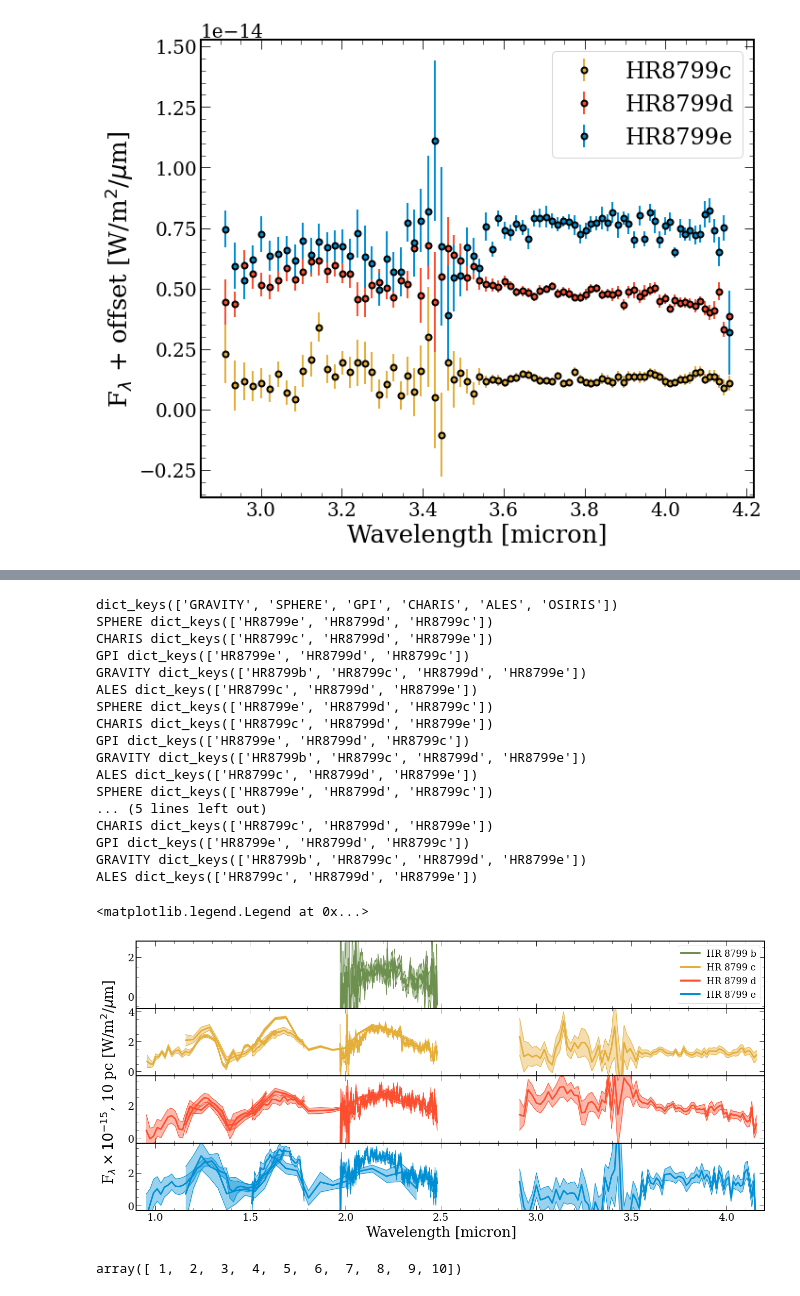
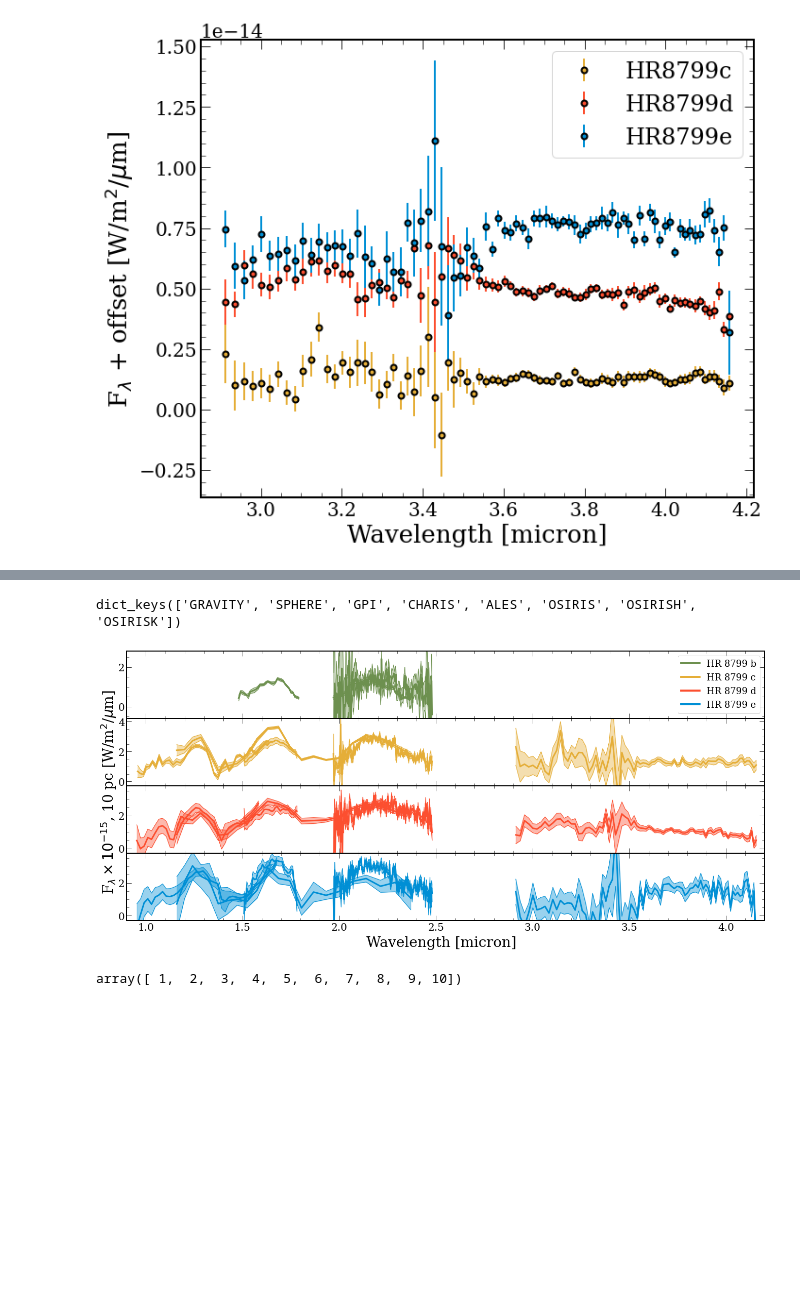
Before and after one commit to nenasedk/PhDNotebooks2, a Jupyter notebook: spectra_plots_by_instrument.ipynb, the cells around one changed output, grey strips where cells are left out. Cells and saved outputs as stored; diff of their text form; code cells hidden in the pictures; blank space fills up the shorter version.

```diff
--- a/spectra_plots_by_instrument.ipynb
+++ b/spectra_plots_by_instrument.ipynb
@@ -68,10 +68,11 @@ for i,h in enumerate(hduls):
                 yerr = np.sqrt(np.diag(h[1].data["COVARIANCE"]))*scale,
                 label = names[i],
                 marker = 'o',
-                markersize = 6,
-                markeredgewidth=2,
+                markersize = 5,
+                markeredgewidth=1.5,
                 linewidth = 0,
                 elinewidth = 2,
+                markeredgecolor = 'k',
                 color = colour_dict[names[i]])
 ax.legend(loc='upper center',ncol=4, mode='expand')
 
@@ -82,7 +83,7 @@ ax.set_ylim(-9e-16,9.4e-15)
 ax.set_xlabel(xlabel)
 ax.set_ylabel(ylabel)
 
-#plt.savefig(f"plots/HR8799_{instrument}_pub_spectra_{version}.pdf",bbox_inches = 'tight')
+plt.savefig(f"plots/HR8799_{instrument}_pub_spectra_{version}.pdf",bbox_inches = 'tight')
 # %% [output]
 observations/HR8799b_GRAVITY.fits
 Filename: observations/HR8799b_GRAVITY.fits
@@ -418,14 +432,13 @@ Text(0, 0.5, 'Normalised F$_{\\lambda}$+offset')
 fig, axes = plt.subplots(nrows=4,figsize = (18,8),sharex = True, gridspec_kw={'hspace':0})
 ax = axes.flatten()
 print(spectra.keys())
-instruments = ['SPHERE', 'CHARIS', 'GPI', 'GRAVITY', 'ALES']#, 'OSIRIS'
+instruments = ['SPHERE', 'CHARIS', 'GPI', 'GRAVITY', 'ALES', 'OSIRISH', 'OSIRISK']
 planets = ["HR8799b","HR8799c","HR8799d","HR8799e"]
 for i,planet in enumerate(planets):
         count = 0
-
         for j,inst in enumerate(instruments):
+                scale = 1.0
                 specs = spectra[inst]
-                print(inst,specs.keys())
                 offset = 0
                 lab = None
 
@@ -438,23 +451,33 @@ for i,planet in enumerate(planets):
                 """ax[i].errorbar(specs[planet]["WAVELENGTH"],
                                specs[planet]["FLUX"]/1e-15,
                                yerr=specs[planet]['ERROR']/1e-13,color = colour_dict[planet])"""
+                if planet == "HR8799d"  and inst == 'ALES':
+                        scale = 0.57 #Median ATMO fit scale factor 0.6
+                if planet == "HR8799c"  and inst == 'OSIRIS':
+                        continue
+                if planet == "HR8799b"  and 'OSIRIS' in inst:
+                        scale = 1.27
+
+                """ax[i].errorbar(specs[planet]["WAVELENGTH"],
+                               specs[planet]["FLUX"]/1e-15,
+                               yerr=specs[planet]['ERROR']/1e-13,color = colour_dict[planet])"""
                 ax[i].fill_between(specs[planet]['WAVELENGTH'],
-                        (specs[planet]['FLUX']-specs[planet]['ERROR'])/1e-15 + offset,
-                        (specs[planet]['FLUX']+specs[planet]['ERROR'])/1e-15 + offset,
+                        (specs[planet]['FLUX']-specs[planet]['ERROR'])*scale/1e-15 + offset,
+                        (specs[planet]['FLUX']+specs[planet]['ERROR'])*scale/1e-15 + offset,
                         label = None,
                         color = colour_dict[planet],
                         alpha = 0.4)
                 ax[i].plot(specs[planet]['WAVELENGTH'],
-                        (specs[planet]['FLUX'])/1e-15 + offset,
+                        (specs[planet]['FLUX'])*scale/1e-15 + offset,
                         color = colour_dict[planet],
                         label = lab,
                         linewidth = 3)
                 ax[i].plot(specs[planet]['WAVELENGTH'],
-                        (specs[planet]['FLUX']-specs[planet]['ERROR'])/1e-15 + offset,
+                        (specs[planet]['FLUX']-specs[planet]['ERROR'])*scale/1e-15 + offset,
                         color = colour_dict[planet],
                         linewidth = 1)
                 ax[i].plot(specs[planet]['WAVELENGTH'],
-                        (specs[planet]['FLUX']+specs[planet]['ERROR'])/1e-15 + offset,
+                        (specs[planet]['FLUX']+specs[planet]['ERROR'])*scale/1e-15 + offset,
                         color = colour_dict[planet],
                         linewidth = 1)
 
@@ -486,53 +509,36 @@ for d in d_rets:
                 wlen,spec = np.load(f).T
                 ax[2].plot(wlen,spec/1e-15, color = "tab:orange", linewidth = 1, alpha = 0.1)
 
 for e in e_rets:
         medfiles = glob(f"{model_dir}{e}/evaluate_*/*median_model_full.npy")
         for f in medfiles:
                 wlen,spec = np.load(f).T
                 ax[3].plot(wlen,spec/1e-15, color = "tab:blue", linewidth = 1, alpha = 0.1)
 """
 ax[0].set_ylim(-0.6,2.8)
 ax[1].set_ylim(-0.3,4.2)
 ax[2].set_ylim(-0.3,3.8)
 ax[3].set_ylim(-0.3,3.8)
 
 
 ax[0].set_xlim(0.9,4.2)
 ax[1].set_xlim(0.9,4.2)
 ax[2].set_xlim(0.9,4.2)
 ax[3].set_xlim(0.9,4.2)
 
 
 from matplotlib.lines import Line2D
 custom_lines = [Line2D([0], [0], color=colour_dict["HR8799b"], lw=4),
                 Line2D([0], [0], color=colour_dict["HR8799c"], lw=4),
                 Line2D([0], [0], color=colour_dict["HR8799d"], lw=4),
                 Line2D([0], [0], color=colour_dict["HR8799e"], lw=4)
                 ]
 ax[0].legend(custom_lines, ['HR 8799 b', 'HR 8799 c', 'HR 8799 d','HR 8799 e'],loc = 'upper right',fontsize=18)
 
-#plt.savefig(f"plots/HR8799AllSpectralData_{version}.pdf",bbox_inches='tight')
+plt.savefig(f"plots/HR8799AllSpectralData_{version}.pdf",bbox_inches='tight')
 # %% [output]
-dict_keys(['GRAVITY', 'SPHERE', 'GPI', 'CHARIS', 'ALES', 'OSIRIS'])
-SPHERE dict_keys(['HR8799e', 'HR8799d', 'HR8799c'])
-CHARIS dict_keys(['HR8799c', 'HR8799d', 'HR8799e'])
-GPI dict_keys(['HR8799e', 'HR8799d', 'HR8799c'])
-GRAVITY dict_keys(['HR8799b', 'HR8799c', 'HR8799d', 'HR8799e'])
-ALES dict_keys(['HR8799c', 'HR8799d', 'HR8799e'])
-SPHERE dict_keys(['HR8799e', 'HR8799d', 'HR8799c'])
-CHARIS dict_keys(['HR8799c', 'HR8799d', 'HR8799e'])
-GPI dict_keys(['HR8799e', 'HR8799d', 'HR8799c'])
-GRAVITY dict_keys(['HR8799b', 'HR8799c', 'HR8799d', 'HR8799e'])
-ALES dict_keys(['HR8799c', 'HR8799d', 'HR8799e'])
-SPHERE dict_keys(['HR8799e', 'HR8799d', 'HR8799c'])
-... (5 lines left out)
-CHARIS dict_keys(['HR8799c', 'HR8799d', 'HR8799e'])
-GPI dict_keys(['HR8799e', 'HR8799d', 'HR8799c'])
-GRAVITY dict_keys(['HR8799b', 'HR8799c', 'HR8799d', 'HR8799e'])
-ALES dict_keys(['HR8799c', 'HR8799d', 'HR8799e'])
+dict_keys(['GRAVITY', 'SPHERE', 'GPI', 'CHARIS', 'ALES', 'OSIRIS', 'OSIRISH', 'OSIRISK'])
-<matplotlib.legend.Legend at 0x...>
-[figure, old version]
+[figure, new version]
 # %%
 import numpy as np
 np.linspace(1,10,10,dtype = int)
```
Also changed, not shown: parts of 4 cells of this notebook, 5 other files.
